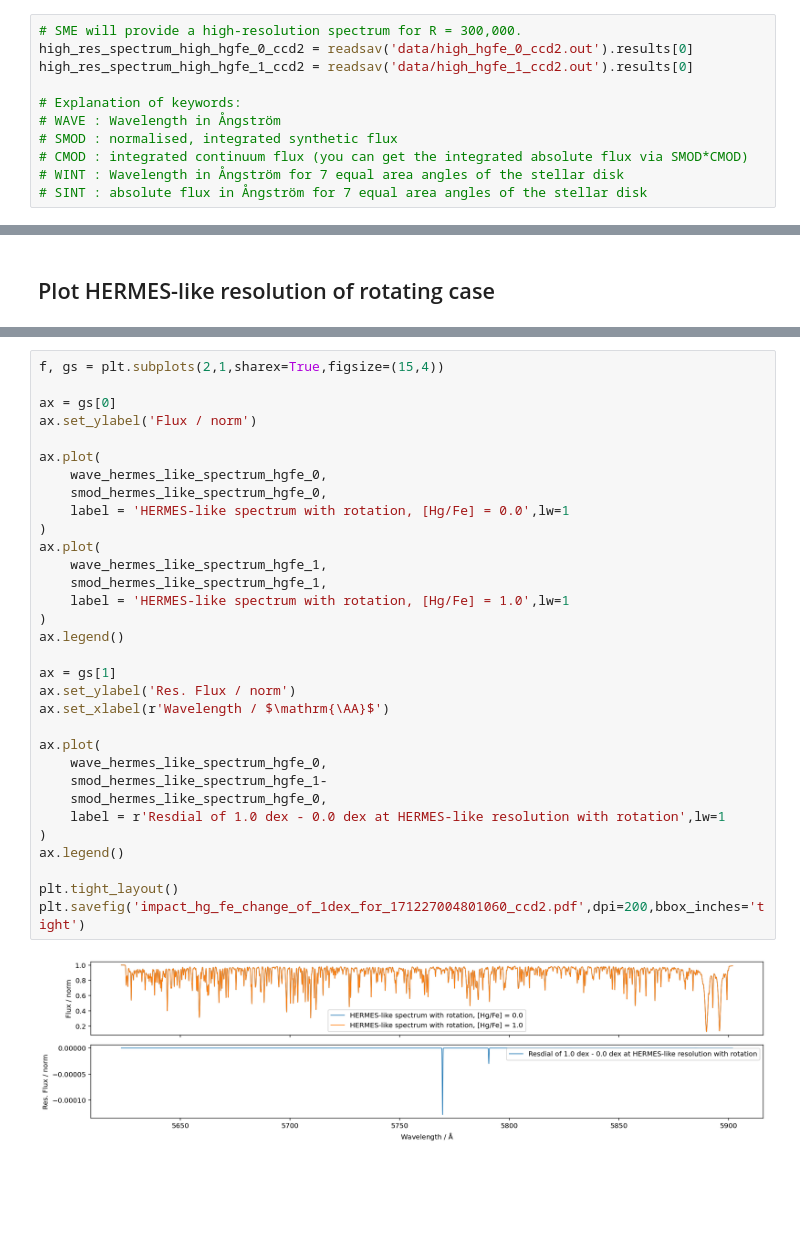
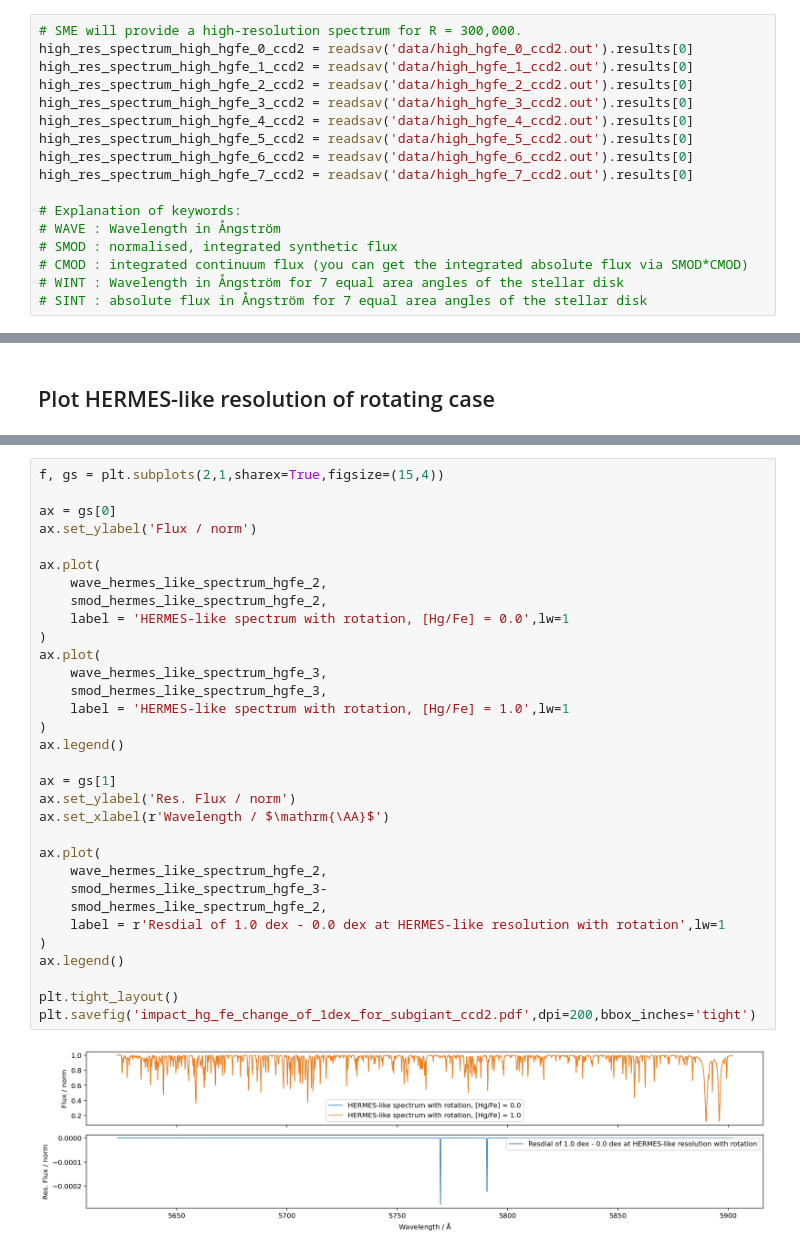
Before and after one commit to svenbuder/soares_furtado_high_hg, a Jupyter notebook: high_hg_spectrum_galah.ipynb, the cells around one changed output, grey strips where cells are left out. Cells and saved outputs as stored; diff of their text form; blank space fills up the shorter version.

Commit message:
added computation for subgiant, sun, and 8000K F-type star

```diff
--- a/high_hg_spectrum_galah.ipynb
+++ b/high_hg_spectrum_galah.ipynb
@@ -498,6 +567,12 @@ SME then creates an IDL output format that we can luckily read in with a python
 # SME will provide a high-resolution spectrum for R = 300,000.
 high_res_spectrum_high_hgfe_0_ccd2 = readsav('data/high_hgfe_0_ccd2.out').results[0]
 high_res_spectrum_high_hgfe_1_ccd2 = readsav('data/high_hgfe_1_ccd2.out').results[0]
+high_res_spectrum_high_hgfe_2_ccd2 = readsav('data/high_hgfe_2_ccd2.out').results[0]
+high_res_spectrum_high_hgfe_3_ccd2 = readsav('data/high_hgfe_3_ccd2.out').results[0]
+high_res_spectrum_high_hgfe_4_ccd2 = readsav('data/high_hgfe_4_ccd2.out').results[0]
+high_res_spectrum_high_hgfe_5_ccd2 = readsav('data/high_hgfe_5_ccd2.out').results[0]
+high_res_spectrum_high_hgfe_6_ccd2 = readsav('data/high_hgfe_6_ccd2.out').results[0]
+high_res_spectrum_high_hgfe_7_ccd2 = readsav('data/high_hgfe_7_ccd2.out').results[0]
 
 # Explanation of keywords:
 # WAVE : Wavelength in Ångström
@@ -577,34 +920,34 @@ smod_hermes_like_spectrum_hgfe_1 = apply_gauss_broad(wave_broadened_spectrum_hgf
 # %%
 f, gs = plt.subplots(2,1,sharex=True,figsize=(15,4))
 
 ax = gs[0]
 ax.set_ylabel('Flux / norm')
 
 ax.plot(
-    wave_hermes_like_spectrum_hgfe_0,
-    smod_hermes_like_spectrum_hgfe_0,
+    wave_hermes_like_spectrum_hgfe_2,
+    smod_hermes_like_spectrum_hgfe_2,
     label = 'HERMES-like spectrum with rotation, [Hg/Fe] = 0.0',lw=1
 )
 ax.plot(
-    wave_hermes_like_spectrum_hgfe_1,
-    smod_hermes_like_spectrum_hgfe_1,
+    wave_hermes_like_spectrum_hgfe_3,
+    smod_hermes_like_spectrum_hgfe_3,
     label = 'HERMES-like spectrum with rotation, [Hg/Fe] = 1.0',lw=1
 )
 ax.legend()
 
 ax = gs[1]
 ax.set_ylabel('Res. Flux / norm')
 ax.set_xlabel(r'Wavelength / $\mathrm{\AA}$')
 
 ax.plot(
-    wave_hermes_like_spectrum_hgfe_0,
-    smod_hermes_like_spectrum_hgfe_1-
-    smod_hermes_like_spectrum_hgfe_0,
+    wave_hermes_like_spectrum_hgfe_2,
+    smod_hermes_like_spectrum_hgfe_3-
+    smod_hermes_like_spectrum_hgfe_2,
     label = r'Resdial of 1.0 dex - 0.0 dex at HERMES-like resolution with rotation',lw=1
 )
 ax.legend()
 
 plt.tight_layout()
-plt.savefig('impact_hg_fe_change_of_1dex_for_171227004801060_ccd2.pdf',dpi=200,bbox_inches='tight')
+plt.savefig('impact_hg_fe_change_of_1dex_for_subgiant_ccd2.pdf',dpi=200,bbox_inches='tight')
 # %% [output]
-[figure, old version]
+[figure, new version]
```
Also changed, not shown: parts of 6 cells of this notebook, 18 other files.
